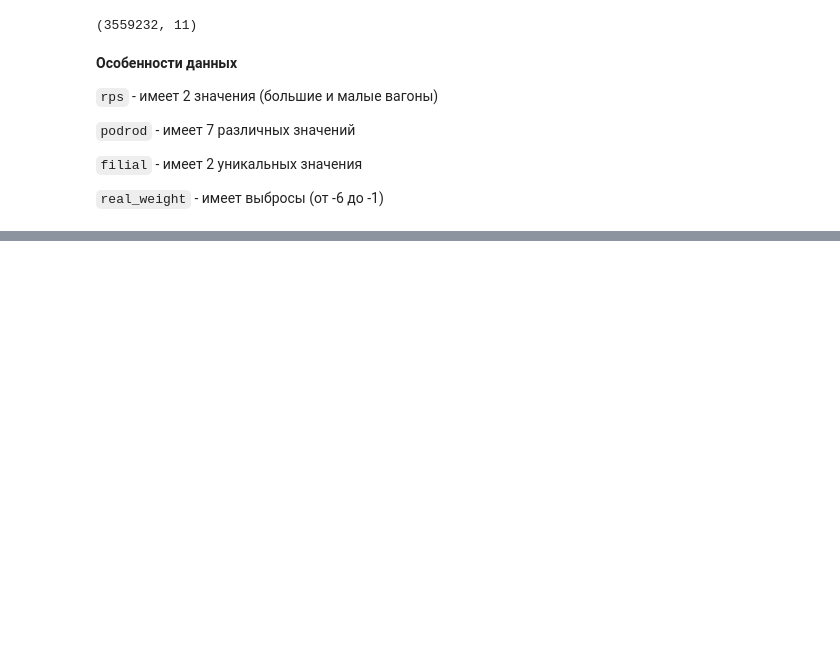
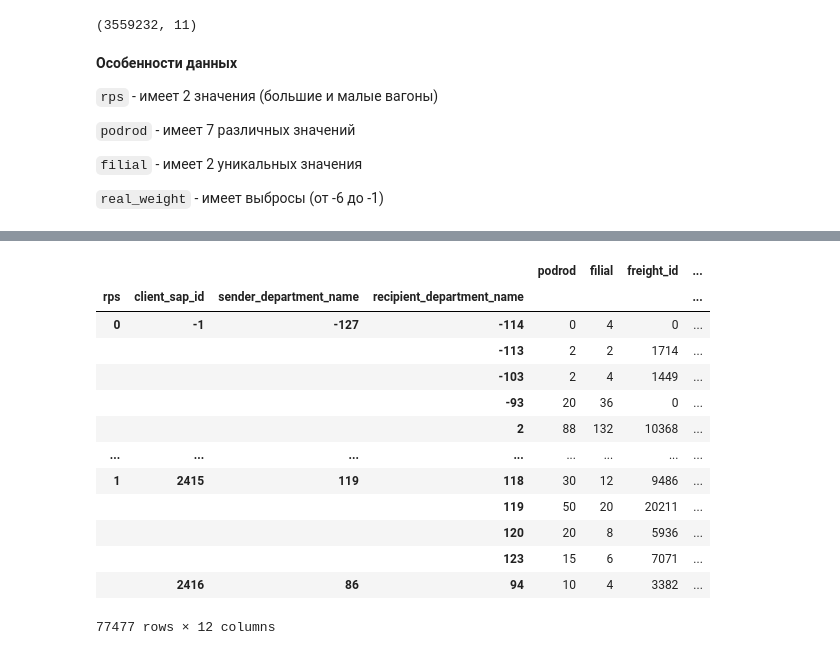
Before and after one commit to peragmat/datawagon, a Jupyter notebook: notebooks/EDA.ipynb, the cells around one changed output, grey strips where cells are left out. Saved outputs shown, nothing was run; the diff lists cells and outputs as text; code cells hidden in the pictures; blank space fills up the shorter version.

```diff
--- a/notebooks/EDA.ipynb
+++ b/notebooks/EDA.ipynb
@@ -226,0 +281,23 @@ KeyboardInterrupt
+# %%
+abc = extended_data.drop(columns='period').groupby([
+    "rps",
+    "client_sap_id",
+    "sender_department_name",
+    "recipient_department_name",]).sum()#.shape
+# %%
+abc
+# %% [output]
+|  |  |  |  | podrod | filial | freight_id | ... |
+| rps | client_sap_id | sender_department_name | recipient_department_name |  |  |  | ... |
+| 0 | -1 | -127 | -114 | 0 | 4 | 0 | ... |
+|  |  |  | -113 | 2 | 2 | 1714 | ... |
+|  |  |  | -103 | 2 | 4 | 1449 | ... |
+|  |  |  | -93 | 20 | 36 | 0 | ... |
+|  |  |  | 2 | 88 | 132 | 10368 | ... |
+| ... | ... | ... | ... | ... | ... | ... | ... |
+| 1 | 2415 | 119 | 118 | 30 | 12 | 9486 | ... |
+|  |  |  | 119 | 50 | 20 | 20211 | ... |
+|  |  |  | 120 | 20 | 8 | 5936 | ... |
+|  |  |  | 123 | 15 | 6 | 7071 | ... |
+|  | 2416 | 86 | 94 | 10 | 4 | 3382 | ... |
+77477 rows × 12 columns
```
Also changed, not shown: parts of 28 cells of this notebook.
